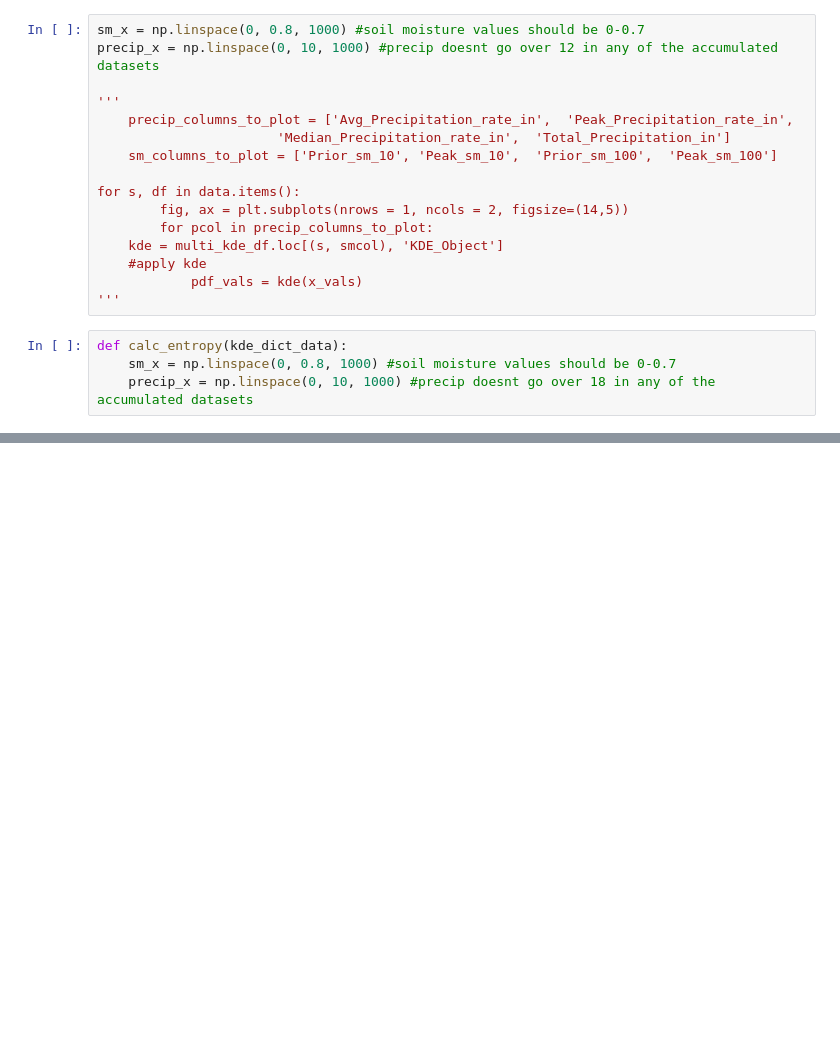
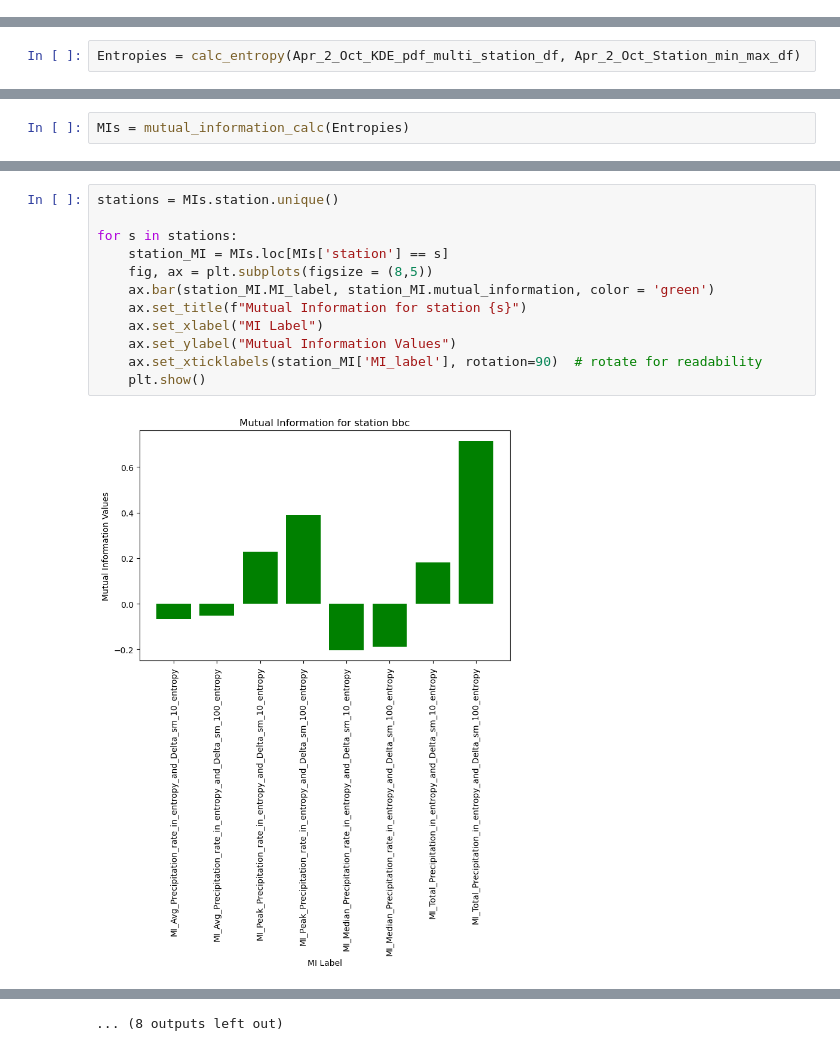
Before and after one commit to cstraus22/IL_WARM_MI_analysis, a Jupyter notebook: Entropy_MI_sm.ipynb, the cells around one changed output, grey strips where cells are left out. Drawn from its saved outputs; the diff is of its cells as text; blank space fills up the shorter version.

```diff
--- a/Entropy_MI_sm.ipynb
+++ b/Entropy_MI_sm.ipynb
@@ -22,20 +28,0 @@ mutual information, I(x,y) = H(x) - H(x|y) or H(y) - H(y|x)
-# %%
-sm_x = np.linspace(0, 0.8, 1000) #soil moisture values should be 0-0.7
-precip_x = np.linspace(0, 10, 1000) #precip doesnt go over 12 in any of the accumulated datasets
-
-'''
-    precip_columns_to_plot = ['Avg_Precipitation_rate_in',  'Peak_Precipitation_rate_in',
-                       'Median_Precipitation_rate_in',  'Total_Precipitation_in']
-    sm_columns_to_plot = ['Prior_sm_10', 'Peak_sm_10',  'Prior_sm_100',  'Peak_sm_100']
-
-for s, df in data.items():
-        fig, ax = plt.subplots(nrows = 1, ncols = 2, figsize=(14,5))
-        for pcol in precip_columns_to_plot:
-    kde = multi_kde_df.loc[(s, smcol), 'KDE_Object']
-    #apply kde
-            pdf_vals = kde(x_vals)
-'''
-# %%
-def calc_entropy(kde_dict_data):
-    sm_x = np.linspace(0, 0.8, 1000) #soil moisture values should be 0-0.7
-    precip_x = np.linspace(0, 10, 1000) #precip doesnt go over 18 in any of the accumulated datasets
@@ -41,0 +249,2 @@ def calc_entropy(kde_dict_data):
+# %%
+Entropies = calc_entropy(Apr_2_Oct_KDE_pdf_multi_station_df, Apr_2_Oct_Station_min_max_df)
@@ -41,0 +357,2 @@ def calc_entropy(kde_dict_data):
+# %%
+MIs = mutual_information_calc(Entropies)
@@ -41,0 +389,14 @@ def calc_entropy(kde_dict_data):
+# %%
+stations = MIs.station.unique()
+
+for s in stations:
+    station_MI = MIs.loc[MIs['station'] == s]
+    fig, ax = plt.subplots(figsize = (8,5))
+    ax.bar(station_MI.MI_label, station_MI.mutual_information, color = 'green')
+    ax.set_title(f"Mutual Information for station {s}")
+    ax.set_xlabel("MI Label")
+    ax.set_ylabel("Mutual Information Values")
+    ax.set_xticklabels(station_MI['MI_label'], rotation=90)  # rotate for readability
+    plt.show()
+# %% [output]
+[figure, added]
@@ -41,0 +414 @@ def calc_entropy(kde_dict_data):
+... (8 outputs left out)
```
Also changed, not shown: parts of 16 cells of this notebook, 25 other files.
